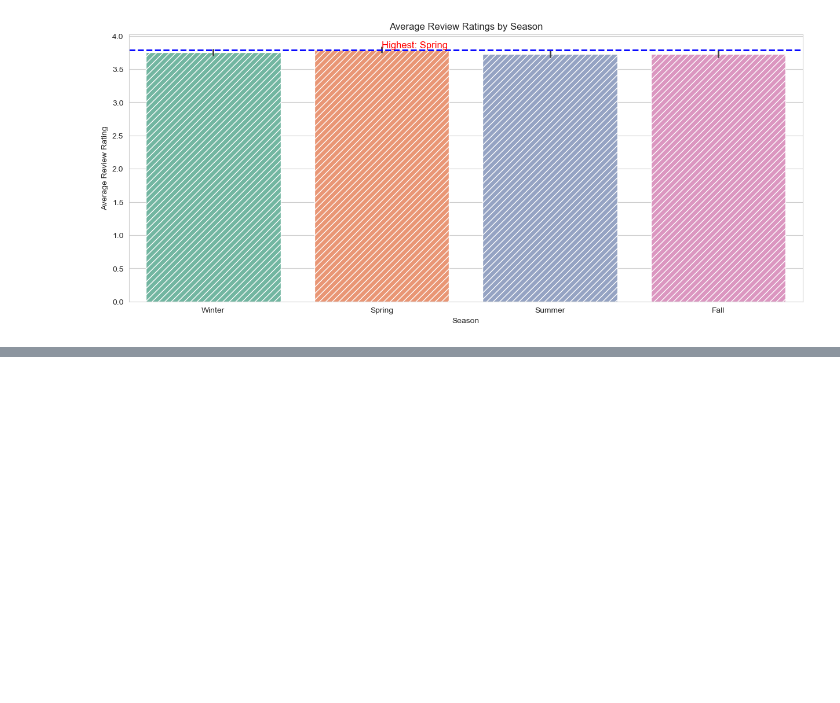
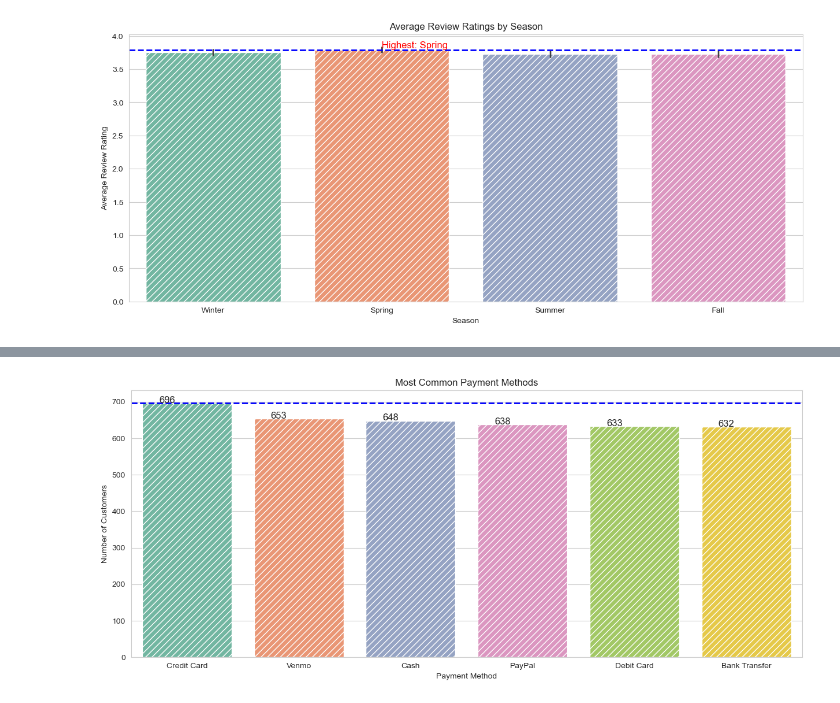
Before and after one commit to noeyislearning/customer-shopping-trends, a Jupyter notebook: generate_report_v1.ipynb, the cells around one changed output, grey strips where cells are left out. Saved outputs shown, nothing was run; the diff lists cells and outputs as text; code cells hidden in the pictures; blank space fills up the shorter version.

```diff
--- a/generate_report_v1.ipynb
+++ b/generate_report_v1.ipynb
@@ -465,0 +476,27 @@ plt.show()
+# %%
+# Calculate the count of each payment method used by customers
+payment_method_counts = df['Payment Method'].value_counts()
+
+# Find the most common payment method
+most_common_payment_method = payment_method_counts.idxmax()
+
+# Visualize the most common payment methods (use Seaborn)
+plt.figure(figsize=(15, 6))
+sns.barplot(x=payment_method_counts.index, y=payment_method_counts, data=df, palette='Set2', hatch='///')
+
+# Add a title and other labels
+plt.title("Most Common Payment Methods")
+plt.xlabel("Payment Method")
+plt.ylabel("Number of Customers")
+
+# Highlight the most common payment method
+plt.axhline(y=payment_method_counts.max(), color='b', linestyle='dashed', linewidth=2, label=f'Most Common Payment Method ({payment_method_counts.max()})')
+
+# Add the count of each payment method above the bars, make the font size bigger
+for p in plt.gca().patches:
+    plt.gca().annotate('{:.0f}'.format(p.get_height()), (p.get_x()+0.15, p.get_height()+0.5), fontsize=12)
+
+# Show the plot
+plt.show()
+# %% [output]
+[figure, added]
```
Also changed, not shown: parts of 1 cell of this notebook.
